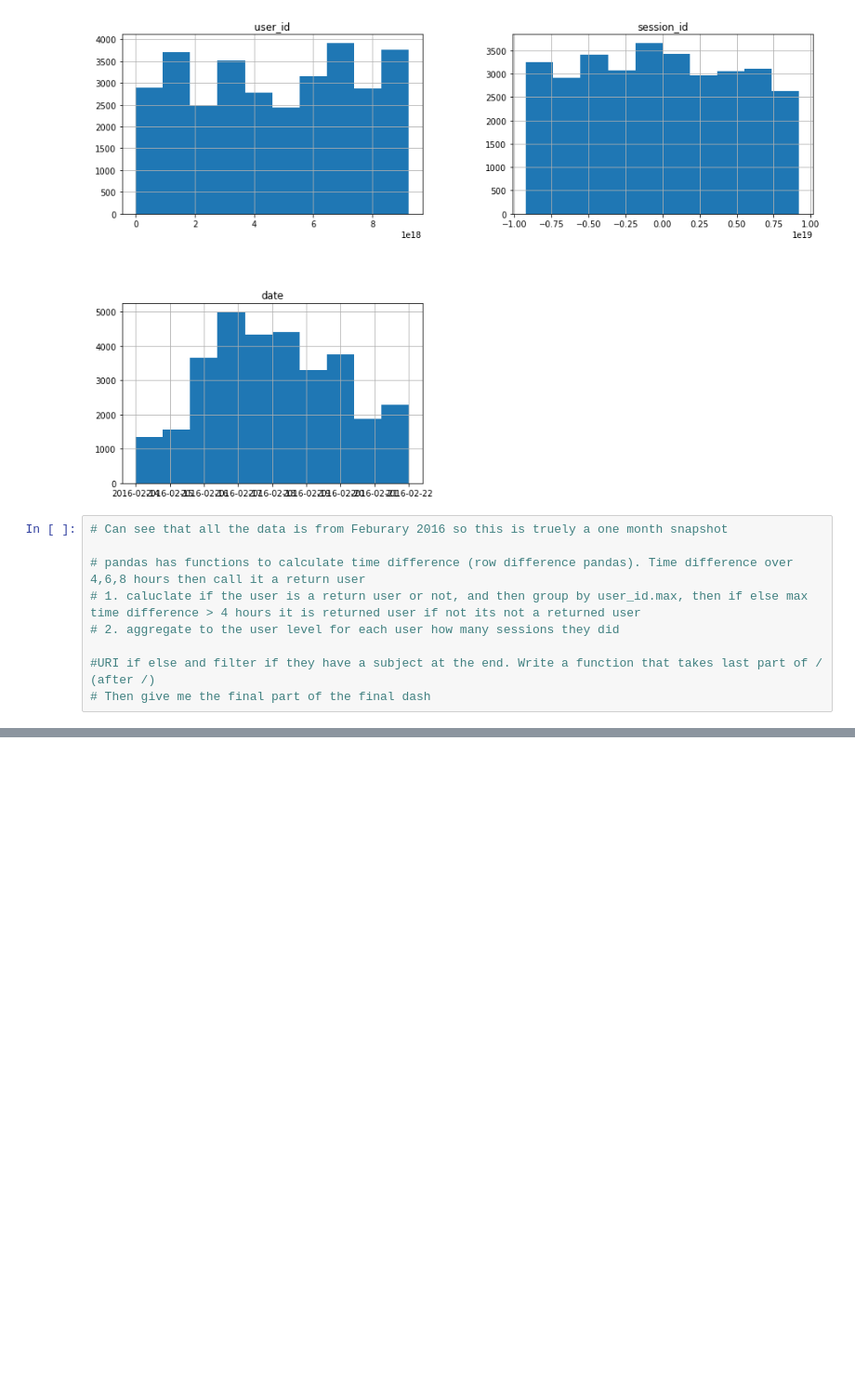
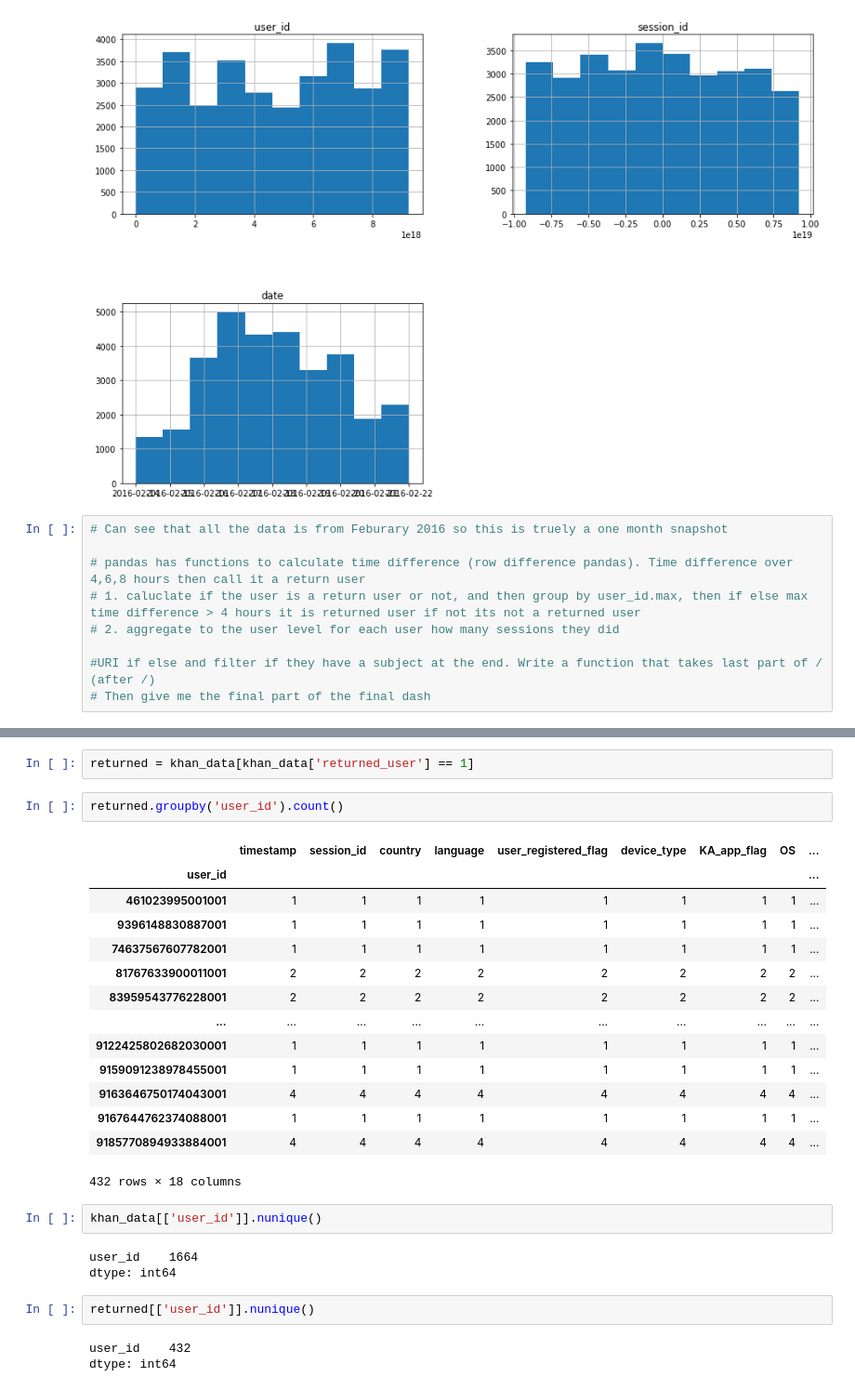
Before and after one commit to ni-mark/Khan_Academy_User_Retention_Behavior_Analysis, a Jupyter notebook: Data Wrangling Khan Academy.ipynb, the cells around one changed output, grey strips where cells are left out. Shown: that part at 93% size. Saved outputs shown, nothing was run; the diff lists cells and outputs as text; blank space fills up the shorter version.

```diff
--- a/Data Wrangling Khan Academy.ipynb
+++ b/Data Wrangling Khan Academy.ipynb
@@ -508,0 +480,29 @@ returned_agg = (returned.session_id.groupby(returned.user_id)
+# %%
+returned = khan_data[khan_data['returned_user'] == 1]
+# %%
+returned.groupby('user_id').count()
+# %% [output]
+|  | timestamp | session_id | country | language | user_registered_flag | device_type | KA_app_flag | OS | ... |
+| user_id |  |  |  |  |  |  |  |  | ... |
+| 461023995001001 | 1 | 1 | 1 | 1 | 1 | 1 | 1 | 1 | ... |
+| 9396148830887001 | 1 | 1 | 1 | 1 | 1 | 1 | 1 | 1 | ... |
+| 74637567607782001 | 1 | 1 | 1 | 1 | 1 | 1 | 1 | 1 | ... |
+| 81767633900011001 | 2 | 2 | 2 | 2 | 2 | 2 | 2 | 2 | ... |
+| 83959543776228001 | 2 | 2 | 2 | 2 | 2 | 2 | 2 | 2 | ... |
+| ... | ... | ... | ... | ... | ... | ... | ... | ... | ... |
+| 9122425802682030001 | 1 | 1 | 1 | 1 | 1 | 1 | 1 | 1 | ... |
+| 9159091238978455001 | 1 | 1 | 1 | 1 | 1 | 1 | 1 | 1 | ... |
+| 9163646750174043001 | 4 | 4 | 4 | 4 | 4 | 4 | 4 | 4 | ... |
+| 9167644762374088001 | 1 | 1 | 1 | 1 | 1 | 1 | 1 | 1 | ... |
+| 9185770894933884001 | 4 | 4 | 4 | 4 | 4 | 4 | 4 | 4 | ... |
+432 rows × 18 columns
+# %%
+khan_data[['user_id']].nunique()
+# %% [output]
+user_id    1664
+dtype: int64
+# %%
+returned[['user_id']].nunique()
+# %% [output]
+user_id    432
+dtype: int64
```
Also changed, not shown: parts of 28 cells of this notebook.
